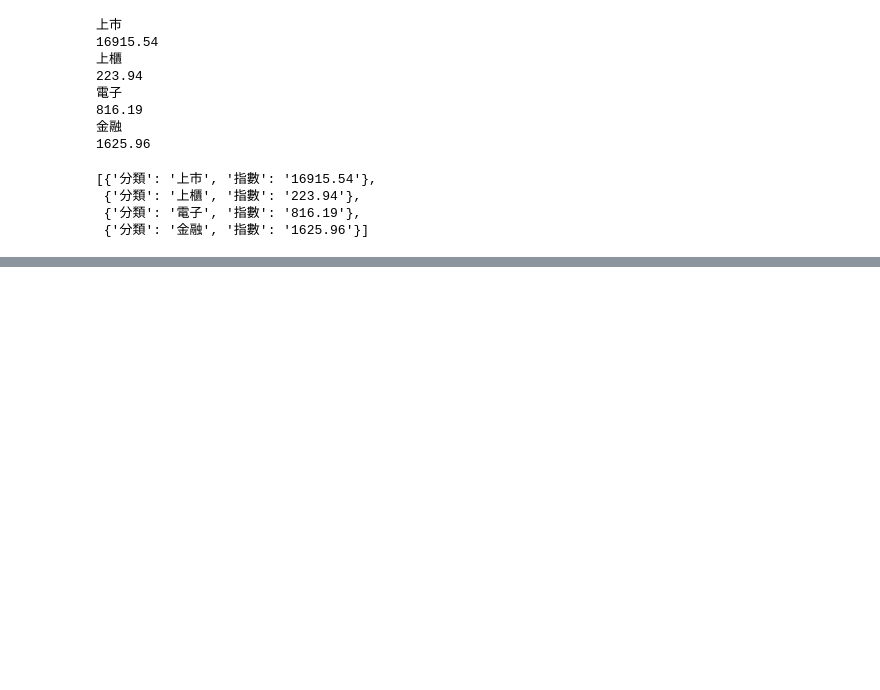
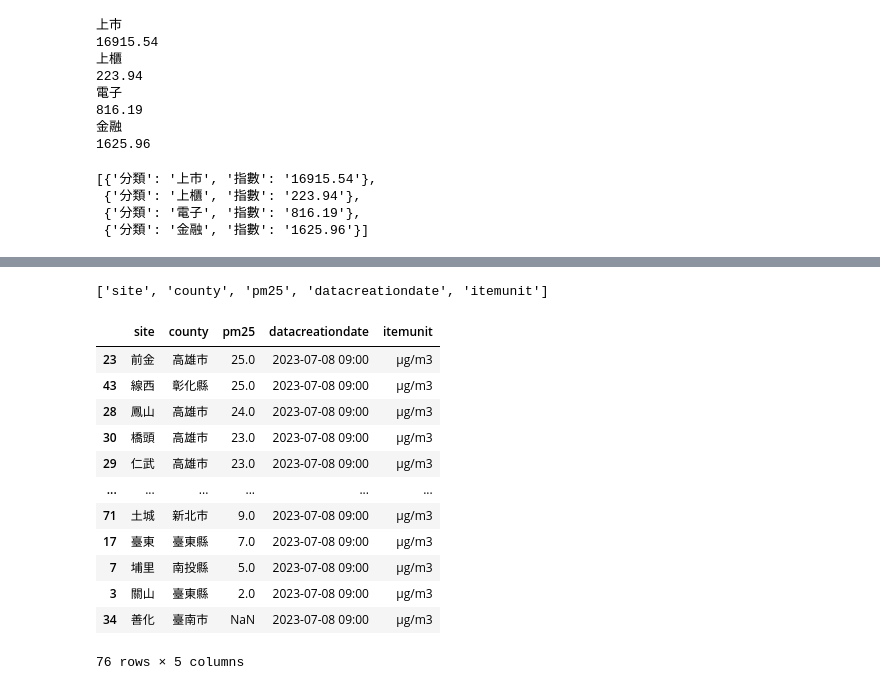
Before and after one commit to Bevis-Chen/gitFlask_2023-07-01, a Jupyter notebook: stocks.ipynb, the cells around one changed output, grey strips where cells are left out. Drawn from its saved outputs; the diff is of its cells as text; code cells hidden in the pictures; blank space fills up the shorter version.

```diff
--- a/stocks.ipynb
+++ b/stocks.ipynb
@@ -70,0 +114,20 @@ stocks
+# %%
+df.columns.tolist()
+# %% [output]
+['site', 'county', 'pm25', 'datacreationdate', 'itemunit']
+# %%
+df.sort_values(by=["pm25"], ascending= False)
+# %% [output]
+|  | site | county | pm25 | datacreationdate | itemunit |
+| 23 | 前金 | 高雄市 | 25.0 | 2023-07-08 09:00 | μg/m3 |
+| 43 | 線西 | 彰化縣 | 25.0 | 2023-07-08 09:00 | μg/m3 |
+| 28 | 鳳山 | 高雄市 | 24.0 | 2023-07-08 09:00 | μg/m3 |
+| 30 | 橋頭 | 高雄市 | 23.0 | 2023-07-08 09:00 | μg/m3 |
+| 29 | 仁武 | 高雄市 | 23.0 | 2023-07-08 09:00 | μg/m3 |
+| ... | ... | ... | ... | ... | ... |
+| 71 | 土城 | 新北市 | 9.0 | 2023-07-08 09:00 | μg/m3 |
+| 17 | 臺東 | 臺東縣 | 7.0 | 2023-07-08 09:00 | μg/m3 |
+| 7 | 埔里 | 南投縣 | 5.0 | 2023-07-08 09:00 | μg/m3 |
+| 3 | 關山 | 臺東縣 | 2.0 | 2023-07-08 09:00 | μg/m3 |
+| 34 | 善化 | 臺南市 | NaN | 2023-07-08 09:00 | μg/m3 |
+76 rows × 5 columns
```
Also changed, not shown: parts of 6 cells of this notebook, 4 other files.
